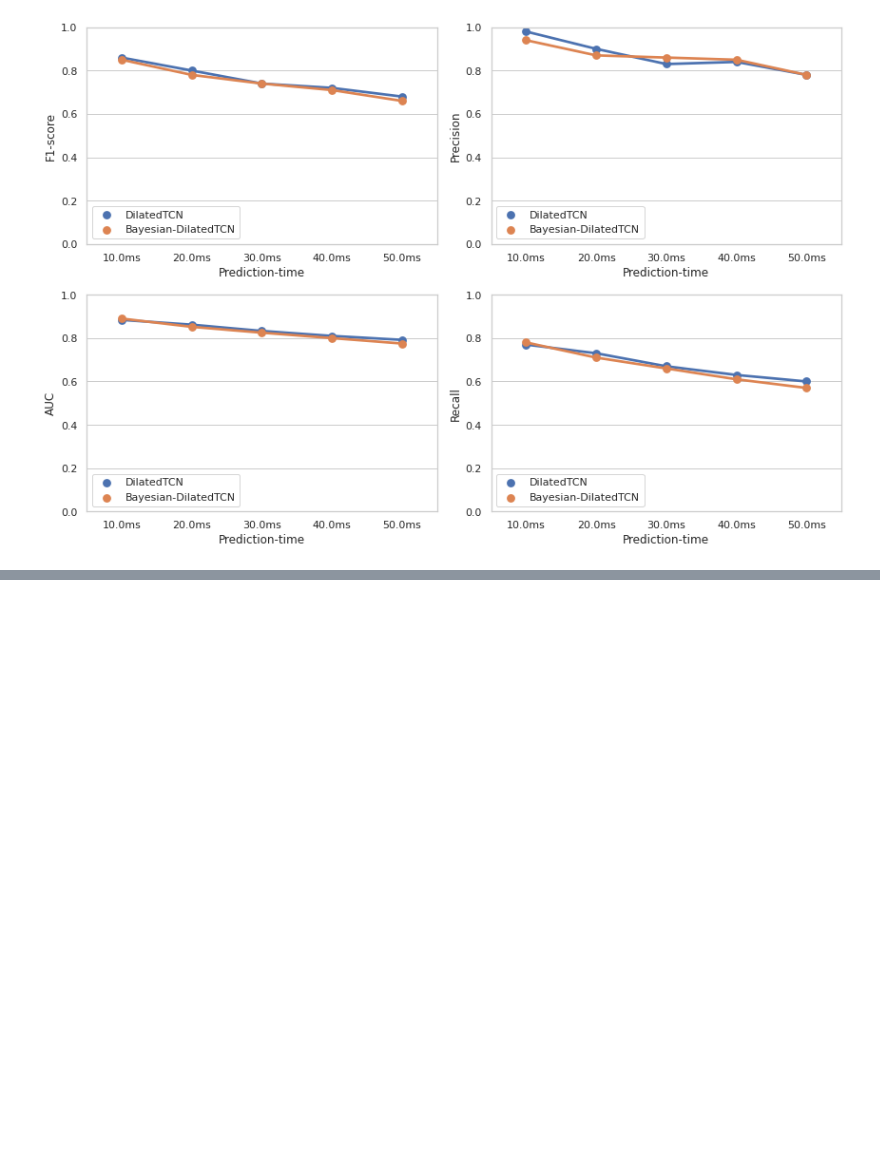
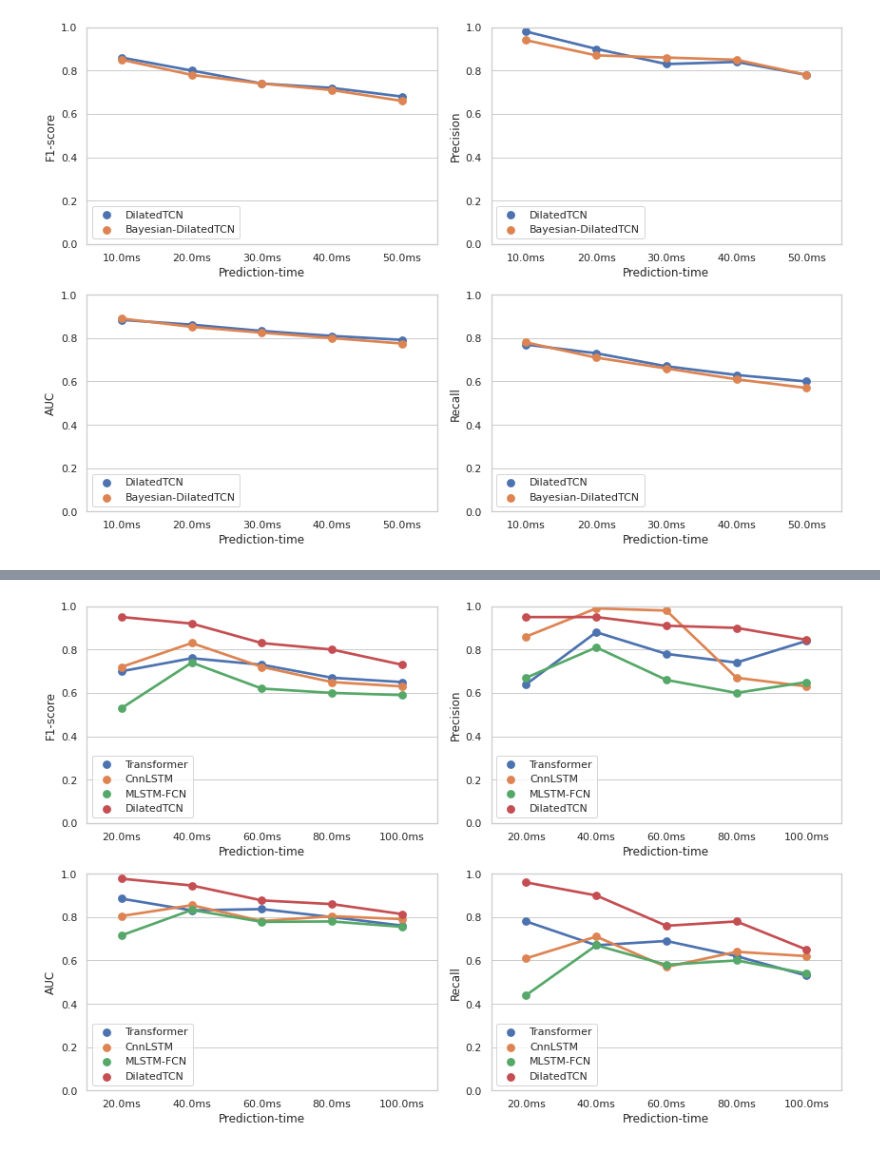
Before and after one commit to ZINZINBIN/Bayesian-Disruption-Prediction, a Jupyter notebook: analysis/analysis_results.ipynb, the cells around one changed output, grey strips where cells are left out. Cells and saved outputs as stored; diff of their text form; code cells hidden in the pictures; blank space fills up the shorter version.

```diff
--- a/analysis/analysis_results.ipynb
+++ b/analysis/analysis_results.ipynb
@@ -89,0 +158,18 @@ fig.tight_layout()
+# %%
+fig, axes = plt.subplots(2,2, sharex = False, figsize = (12, 8))
+sns.pointplot(data = df_exp_algorithm, x = 'Prediction-time', y = 'F1-score', hue = 'model', ax = axes[0,0])
+axes[0,0].legend(loc='lower left')
+sns.pointplot(data = df_exp_algorithm, x = 'Prediction-time', y = 'AUC', hue = 'model', ax = axes[1,0])
+axes[1,0].legend(loc='lower left')
+sns.pointplot(data = df_exp_algorithm, x = 'Prediction-time', y = 'Precision', hue = 'model', ax = axes[0,1], )
+axes[0,1].legend(loc='lower left')
+sns.pointplot(data = df_exp_algorithm, x = 'Prediction-time', y = 'Recall', hue = 'model', ax = axes[1,1])
+axes[1,1].legend(loc='lower left')
+
+axes[0,0].set_ylim([0,1.0])
+axes[1,0].set_ylim([0,1.0])
+axes[0,1].set_ylim([0,1.0])
+axes[1,1].set_ylim([0,1.0])
+fig.tight_layout()
+# %% [output]
+[figure, added]
```
Also changed, not shown: parts of 39 cells of this notebook, 6 other files.
